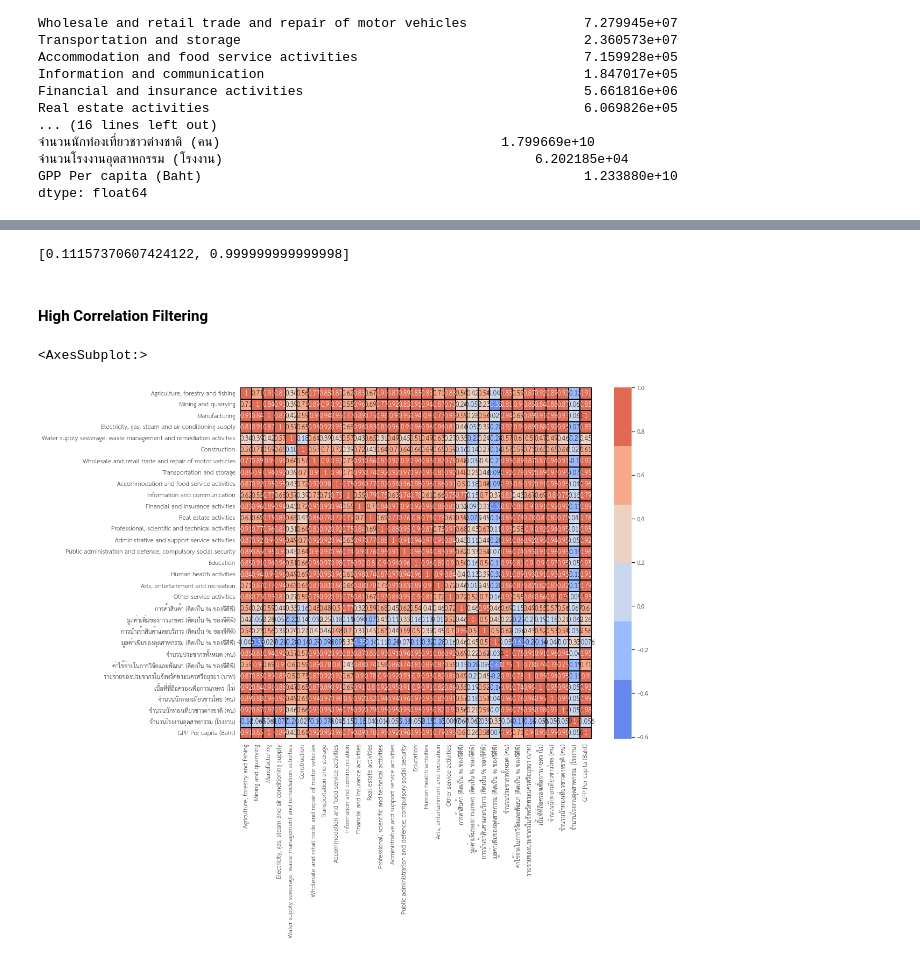
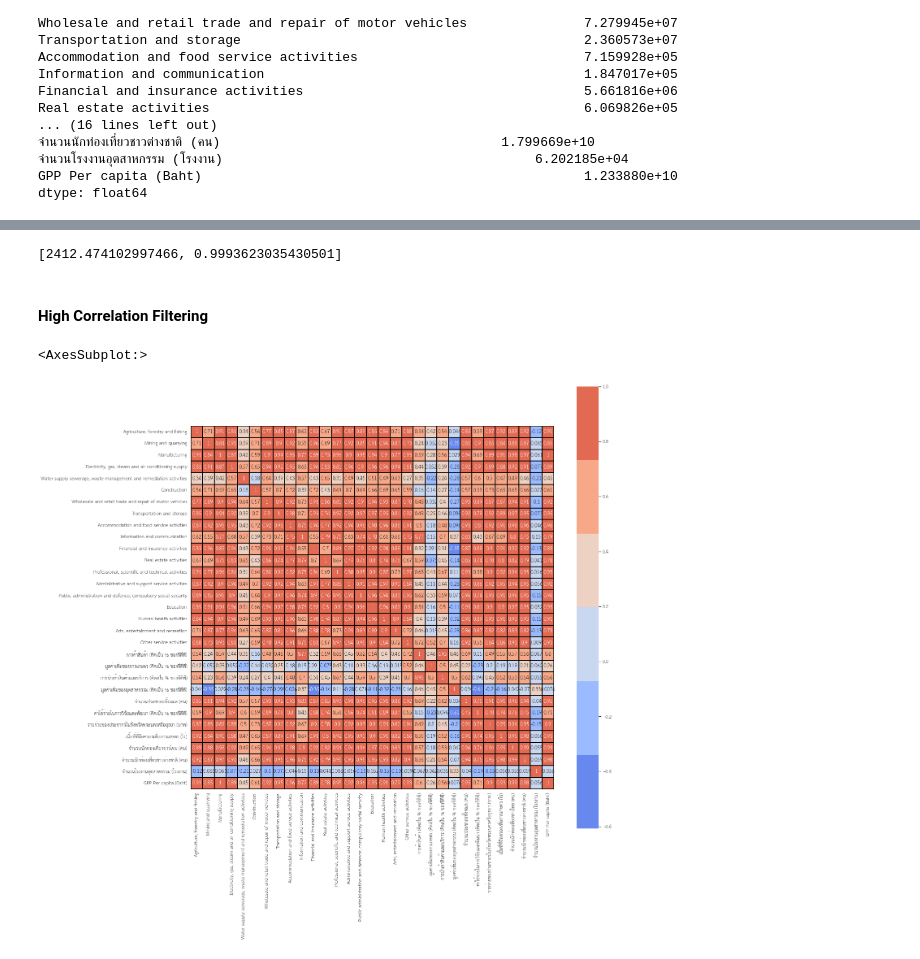
Before and after one commit to pant411/final_stat_pant, a Jupyter notebook: part1_feature_ayth.ipynb, the cells around one changed output, grey strips where cells are left out. Cells and saved outputs as stored; diff of their text form; code cells hidden in the pictures.

```diff
--- a/part1_feature_ayth.ipynb
+++ b/part1_feature_ayth.ipynb
@@ -198,25 +180,25 @@ See the caveats in the documentation: https://pandas.pydata.org/pandas-docs/stab
 # %%
 X = df2[updated_vars]
-y = df2['จำนวนประชากรทั้งหมด (คน)']
+y = df1['GPP Per capita (Baht)']
 X_train, X_test, y_train, y_test = train_test_split(X, y, test_size=0.3, random_state=99)
 lm = LinearRegression()
 lm.fit(X_train, y_train)
 y_pred = lm.predict(X_test)
 [np.sqrt(metrics.mean_squared_error(y_test,y_pred)),metrics.r2_score(y_test,y_pred)]
 # %% [output]
-[0.11157370607424122, 0.999999999999998]
+[2412.474102997466, 0.9993623035430501]
 # %% [markdown]
 #### High Correlation Filtering
 # %%
 # Plot correlation of numerical data
 df3 = df.copy()
-plt.figure(figsize=(15,12))
+plt.figure(figsize=(20,20))
 sns.heatmap(df3.corr(),
             square=True,
             linewidths=0.25,
             linecolor=(0,0,0),
             cmap=sns.color_palette("coolwarm"),
             annot=True)
 # %% [output]
 <AxesSubplot:>
-[figure, old version]
+[figure, new version]
```
Also changed, not shown: parts of 6 cells of this notebook.
